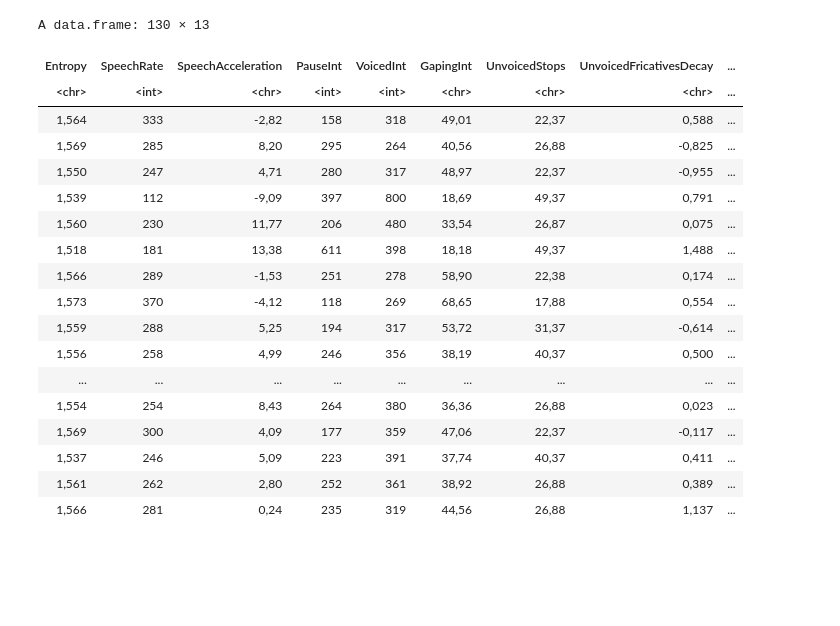
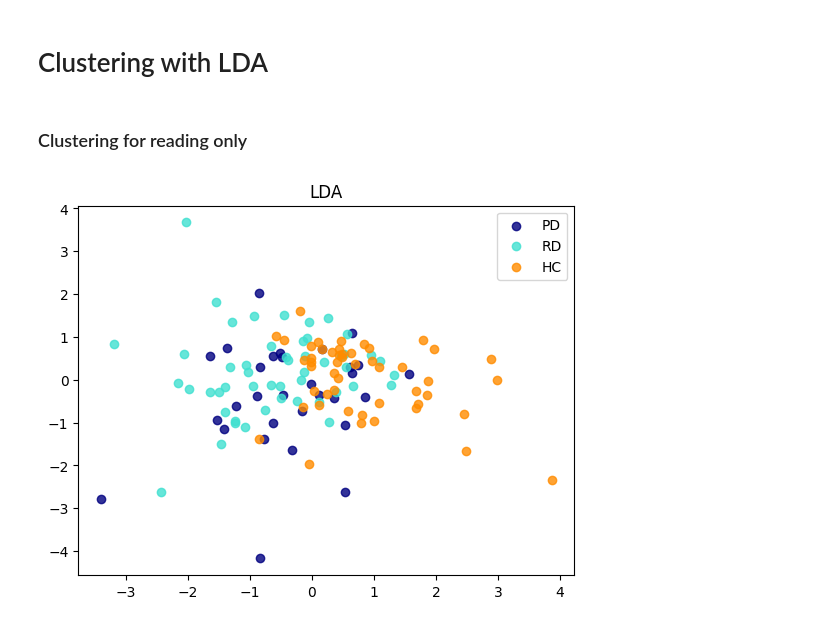
Before and after one commit to JanLubojacky/AEDA_semestralka, a Jupyter notebook: clustering.ipynb, the cells around one changed output. Cells and saved outputs as stored; diff of their text form; code cells hidden in the pictures; blank space fills up the shorter version.

Commit message:
LDA clusters & variable selection

```diff
--- a/clustering.ipynb
+++ b/clustering.ipynb
@@ -5,25 +11,34 @@ suppressPackageStartupMessages(library(patchwork))
 # %%
-sr <- read.csv("data/speech_reading.csv", sep=";")
-sm <- read.csv("data/speech_monologue.csv", sep=";")
+sr = pd.read_csv("data/speech_reading.csv")
+sm = pd.read_csv("data/speech_monologue.csv")
+sr = sr.add_suffix("_reading")
+sm = sm.add_suffix("_monologue")
-# %%
-sm
-# %% [output]
-A data.frame: 130 × 13
-| Entropy | SpeechRate | SpeechAcceleration | PauseInt | VoicedInt | GapingInt | UnvoicedStops | UnvoicedFricativesDecay | ... |
-| <chr> | <int> | <chr> | <int> | <int> | <chr> | <chr> | <chr> | ... |
-| 1,564 | 333 | -2,82 | 158 | 318 | 49,01 | 22,37 | 0,588 | ... |
-| 1,569 | 285 | 8,20 | 295 | 264 | 40,56 | 26,88 | -0,825 | ... |
-| 1,550 | 247 | 4,71 | 280 | 317 | 48,97 | 22,37 | -0,955 | ... |
-| 1,539 | 112 | -9,09 | 397 | 800 | 18,69 | 49,37 | 0,791 | ... |
-| 1,560 | 230 | 11,77 | 206 | 480 | 33,54 | 26,87 | 0,075 | ... |
-| 1,518 | 181 | 13,38 | 611 | 398 | 18,18 | 49,37 | 1,488 | ... |
-| 1,566 | 289 | -1,53 | 251 | 278 | 58,90 | 22,38 | 0,174 | ... |
-| 1,573 | 370 | -4,12 | 118 | 269 | 68,65 | 17,88 | 0,554 | ... |
-| 1,559 | 288 | 5,25 | 194 | 317 | 53,72 | 31,37 | -0,614 | ... |
-| 1,556 | 258 | 4,99 | 246 | 356 | 38,19 | 40,37 | 0,500 | ... |
-| ... | ... | ... | ... | ... | ... | ... | ... | ... |
-| 1,554 | 254 | 8,43 | 264 | 380 | 36,36 | 26,88 | 0,023 | ... |
-| 1,569 | 300 | 4,09 | 177 | 359 | 47,06 | 22,37 | -0,117 | ... |
-| 1,537 | 246 | 5,09 | 223 | 391 | 37,74 | 40,37 | 0,411 | ... |
-| 1,561 | 262 | 2,80 | 252 | 361 | 38,92 | 26,88 | 0,389 | ... |
-| 1,566 | 281 | 0,24 | 235 | 319 | 44,56 | 26,88 | 1,137 | ... |
+# %% [markdown]
+# Clustering with LDA
+# %%
+# plot helpers
+lw = 2
+colors = ["navy", "turquoise", "darkorange"]
+target_names = ["PD", "RD", "HC"]
+labels = [1, 2, 3]
+
+lda = LinearDiscriminantAnalysis(n_components=2)
+# %% [markdown]
+### Clustering for reading only
+# %%
+X = sr.drop('group_reading', axis=1)
+y = sr['group_reading']
+
+X_2comp = lda.fit(X, y).transform(X)
+
+plt.figure()
+for color, i, target_name in zip(colors, labels, target_names):
+    plt.scatter(
+        X_2comp[y == i, 0], X_2comp[y == i, 1], alpha=0.8, color=color, label=target_name
+    )
+plt.legend(loc="best", shadow=False, scatterpoints=1)
+plt.title("LDA")
+
+plt.show()
+# %% [output]
+[figure, added]
```
Also changed, not shown: parts of 13 cells of this notebook.
